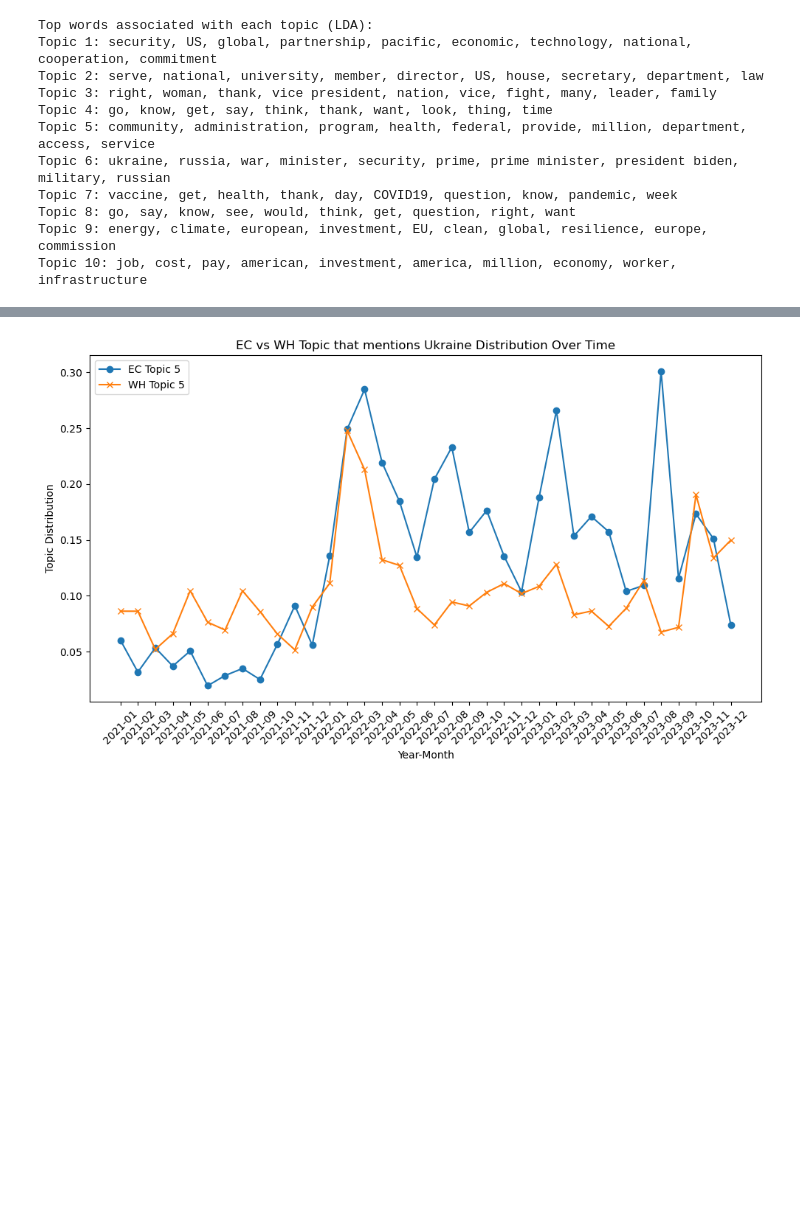
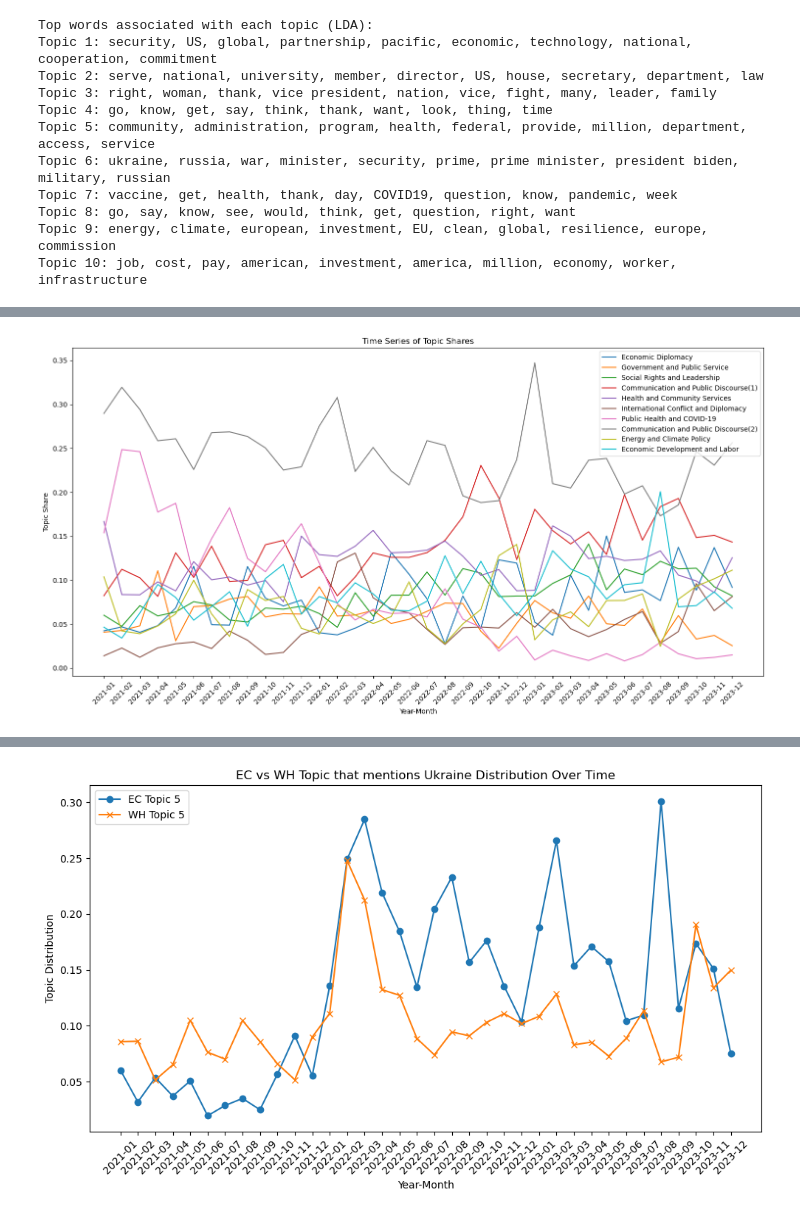
Before and after one commit to viktoriia-yuzkiv/Analysis-of-Official-Communications-during-the-Russo-Ukrainian-War, a Jupyter notebook: topics_analysis.ipynb, the cells around one changed output, grey strips where cells are left out. Cells and saved outputs as stored; diff of their text form; code cells hidden in the pictures; blank space fills up the shorter version.

```diff
--- a/topics_analysis.ipynb
+++ b/topics_analysis.ipynb
@@ -436,0 +411,37 @@ plt.show()
+# %%
+joint_topic_shares.set_index('year_month', inplace=True)
+
+# Define new legend names (adjusted to match 0-indexing used by Python)
+new_legend_names = {
+    0: 'Economic Diplomacy',
+    1: 'Government and Public Service',
+    2: 'Social Rights and Leadership',
+    3: 'Communication and Public Discourse(1)',
+    4: 'Health and Community Services',
+    5: 'International Conflict and Diplomacy',
+    6: 'Public Health and COVID-19',
+    7: 'Communication and Public Discourse(2)',
+    8: 'Energy and Climate Policy',
+    9: 'Economic Development and Labor'
+}
+
+plt.figure(figsize=(15, 8))
+for i in range(len(new_legend_names)):
+    column = joint_topic_shares.columns[i]
+    plt.plot(joint_topic_shares.index, joint_topic_shares[column], label=new_legend_names[i])
+
+# Adding legend outside the plot
+plt.legend(loc='upper right')
+# Adding title and labels
+plt.title('Time Series of Topic Shares')
+plt.xlabel('Year-Month')
+plt.ylabel('Topic Share')
+
+# Rotate x-axis labels for better readability
+plt.xticks(rotation=45)
+
+# Show plot
+plt.tight_layout()  # Adjust layout to make room for the legend
+plt.show()
+# %% [output]
+[figure, added]
```
Also changed, not shown: parts of 36 cells of this notebook, 4 other files.
